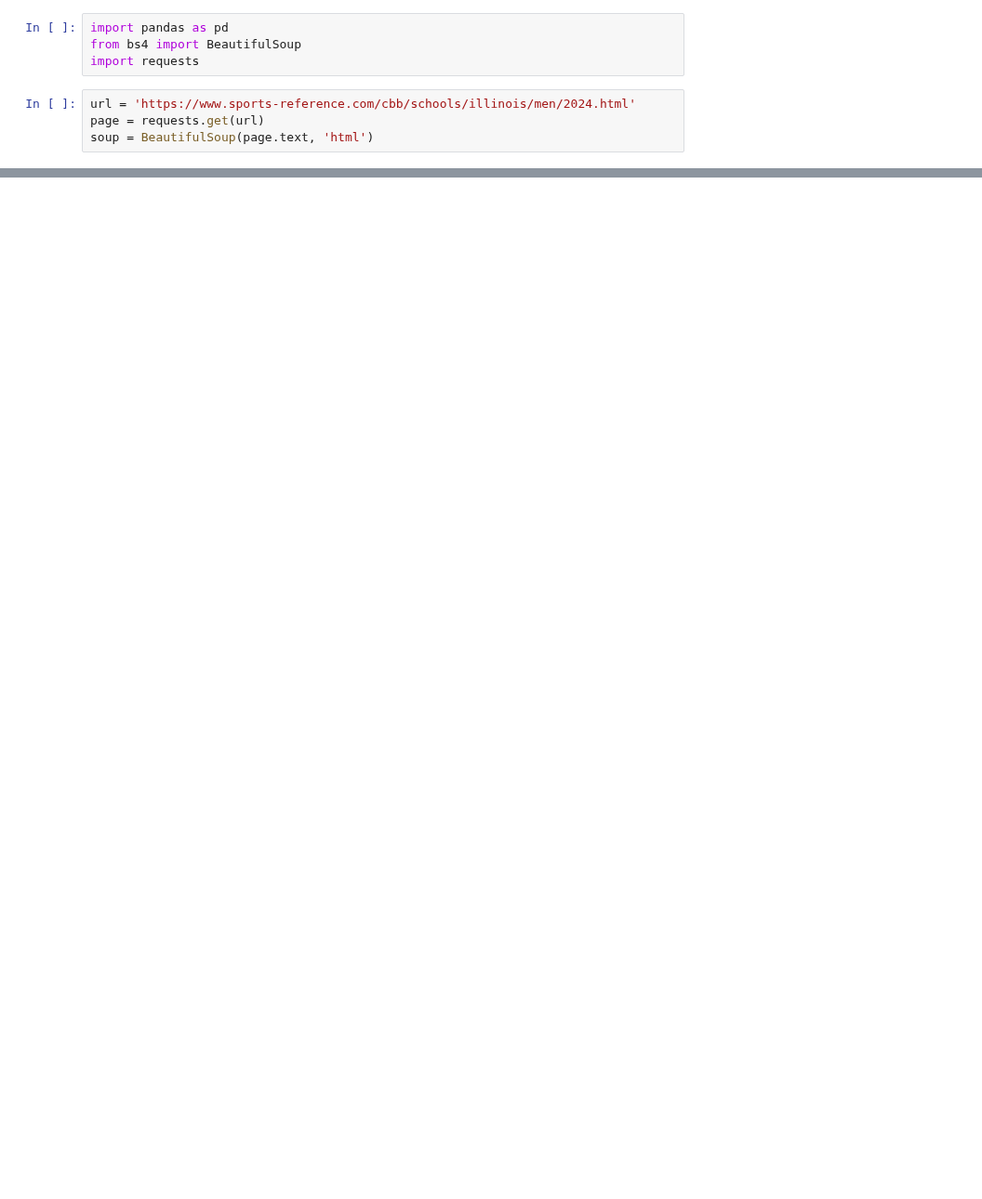
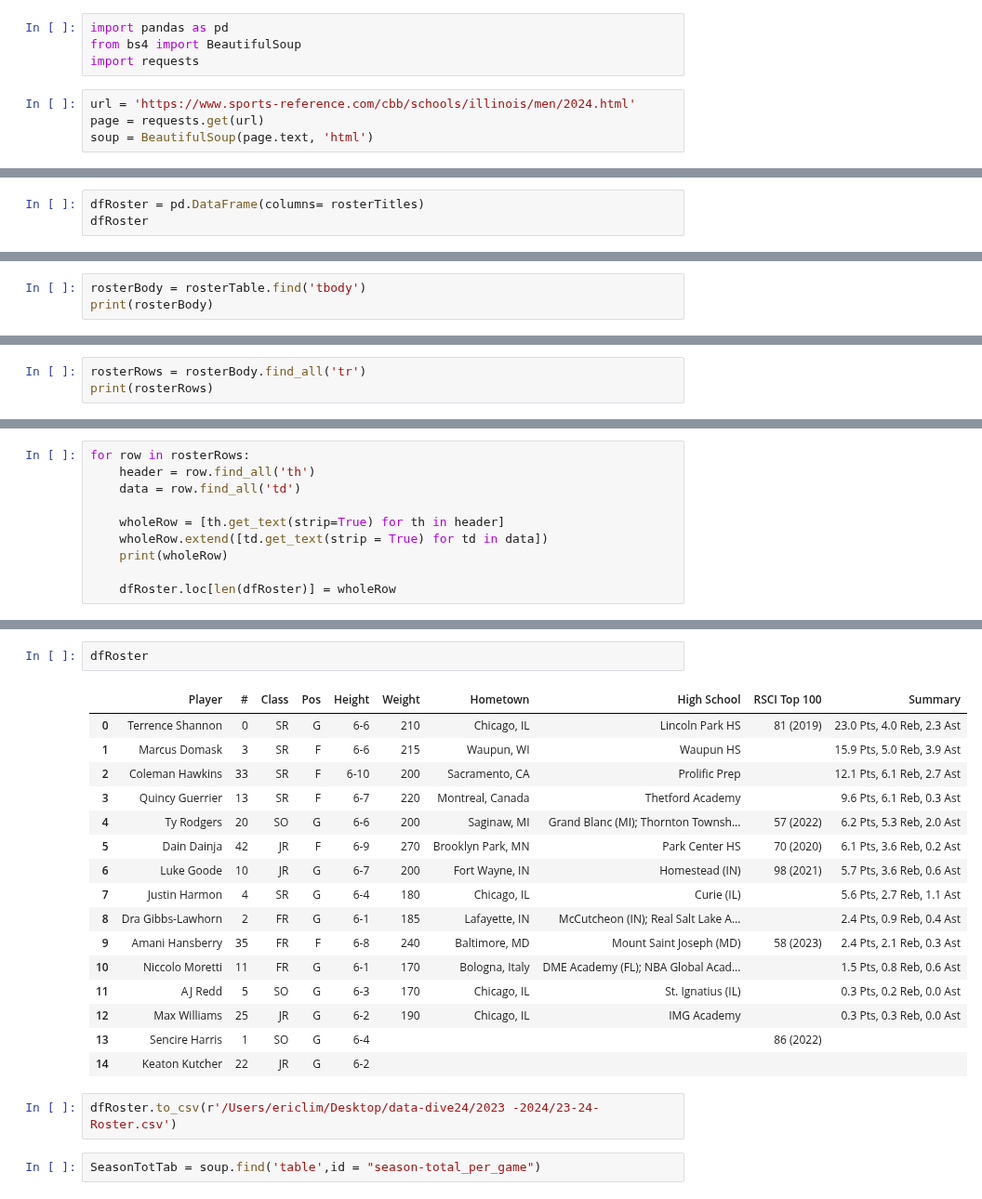
Before and after one commit to isaac-turk/DataDiveFa24, a Jupyter notebook: 2023 -2024/2023-24-scrape.ipynb, the cells around one changed output, grey strips where cells are left out. Shown at 93% size. Saved outputs shown, nothing was run; the diff lists cells and outputs as text; blank space fills up the shorter version.

Commit message:
scraped one more table

```diff
--- a/2023 -2024/2023-24-scrape.ipynb
+++ b/2023 -2024/2023-24-scrape.ipynb
@@ -74,0 +70,3 @@ soup.find_all('th aria-label')
+# %%
+dfRoster = pd.DataFrame(columns= rosterTitles)
+dfRoster
@@ -74,0 +75,3 @@ soup.find_all('th aria-label')
+# %%
+rosterBody = rosterTable.find('tbody')
+print(rosterBody)
@@ -74,0 +95,3 @@ soup.find_all('th aria-label')
+# %%
+rosterRows = rosterBody.find_all('tr')
+print(rosterRows)
@@ -74,0 +100,10 @@ soup.find_all('th aria-label')
+# %%
+for row in rosterRows:
+    header = row.find_all('th')
+    data = row.find_all('td')
+
+    wholeRow = [th.get_text(strip=True) for th in header]
+    wholeRow.extend([td.get_text(strip = True) for td in data])
+    print(wholeRow)
+
+    dfRoster.loc[len(dfRoster)] = wholeRow
@@ -74,0 +126,23 @@ soup.find_all('th aria-label')
+# %%
+dfRoster
+# %% [output]
+|  | Player | # | Class | Pos | Height | Weight | Hometown | High School | RSCI Top 100 | Summary |
+| 0 | Terrence Shannon | 0 | SR | G | 6-6 | 210 | Chicago, IL | Lincoln Park HS | 81 (2019) | 23.0 Pts, 4.0 Reb, 2.3 Ast |
+| 1 | Marcus Domask | 3 | SR | F | 6-6 | 215 | Waupun, WI | Waupun HS |  | 15.9 Pts, 5.0 Reb, 3.9 Ast |
+| 2 | Coleman Hawkins | 33 | SR | F | 6-10 | 200 | Sacramento, CA | Prolific Prep |  | 12.1 Pts, 6.1 Reb, 2.7 Ast |
+| 3 | Quincy Guerrier | 13 | SR | F | 6-7 | 220 | Montreal, Canada | Thetford Academy |  | 9.6 Pts, 6.1 Reb, 0.3 Ast |
+| 4 | Ty Rodgers | 20 | SO | G | 6-6 | 200 | Saginaw, MI | Grand Blanc (MI); Thornton Townsh... | 57 (2022) | 6.2 Pts, 5.3 Reb, 2.0 Ast |
+| 5 | Dain Dainja | 42 | JR | F | 6-9 | 270 | Brooklyn Park, MN | Park Center HS | 70 (2020) | 6.1 Pts, 3.6 Reb, 0.2 Ast |
+| 6 | Luke Goode | 10 | JR | G | 6-7 | 200 | Fort Wayne, IN | Homestead (IN) | 98 (2021) | 5.7 Pts, 3.6 Reb, 0.6 Ast |
+| 7 | Justin Harmon | 4 | SR | G | 6-4 | 180 | Chicago, IL | Curie (IL) |  | 5.6 Pts, 2.7 Reb, 1.1 Ast |
+| 8 | Dra Gibbs-Lawhorn | 2 | FR | G | 6-1 | 185 | Lafayette, IN | McCutcheon (IN); Real Salt Lake A... |  | 2.4 Pts, 0.9 Reb, 0.4 Ast |
+| 9 | Amani Hansberry | 35 | FR | F | 6-8 | 240 | Baltimore, MD | Mount Saint Joseph (MD) | 58 (2023) | 2.4 Pts, 2.1 Reb, 0.3 Ast |
+| 10 | Niccolo Moretti | 11 | FR | G | 6-1 | 170 | Bologna, Italy | DME Academy (FL); NBA Global Acad... |  | 1.5 Pts, 0.8 Reb, 0.6 Ast |
+| 11 | AJ Redd | 5 | SO | G | 6-3 | 170 | Chicago, IL | St. Ignatius (IL) |  | 0.3 Pts, 0.2 Reb, 0.0 Ast |
+| 12 | Max Williams | 25 | JR | G | 6-2 | 190 | Chicago, IL | IMG Academy |  | 0.3 Pts, 0.3 Reb, 0.0 Ast |
+| 13 | Sencire Harris | 1 | SO | G | 6-4 |  |  |  | 86 (2022) |  |
+| 14 | Keaton Kutcher | 22 | JR | G | 6-2 |  |  |  |  |  |
+# %%
+dfRoster.to_csv(r'/Users/ericlim/Desktop/data-dive24/2023 -2024/23-24-Roster.csv')
+# %%
+SeasonTotTab = soup.find('table',id = "season-total_per_game")
```
Also changed, not shown: parts of 19 cells of this notebook, 3 other files.
